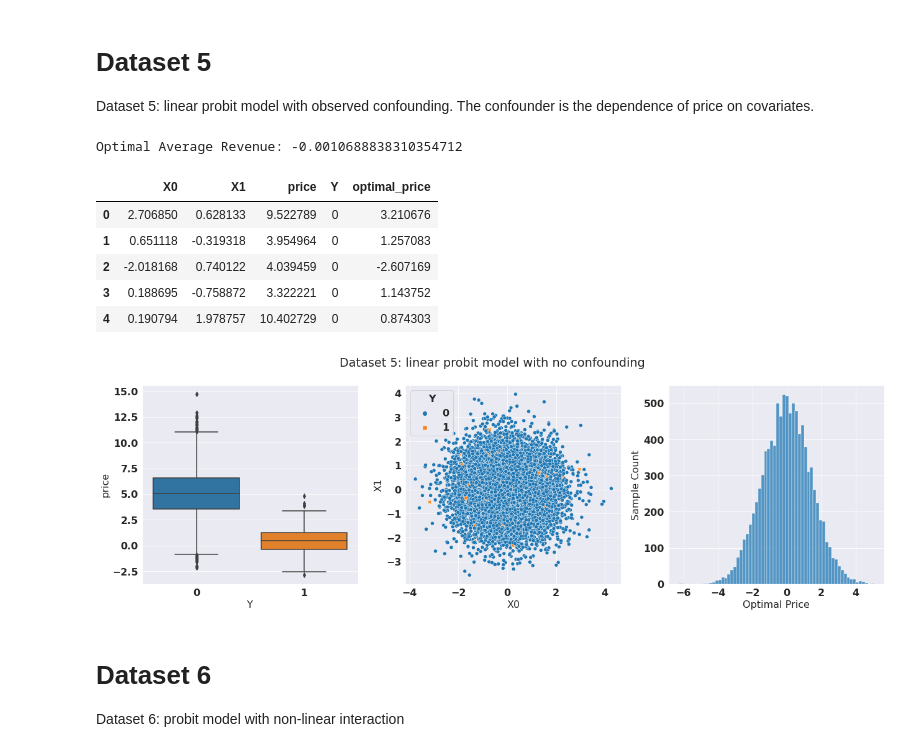
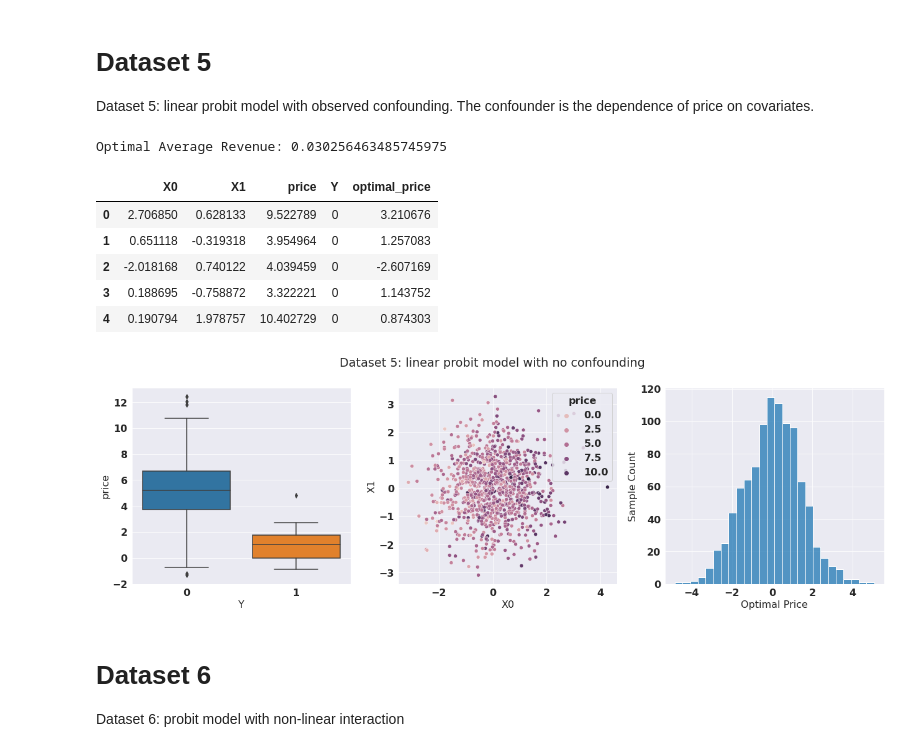
Before and after one commit to lentin26/Student-Prescription-Tree, a Jupyter notebook: lightGBM.ipynb, the cells around one changed output. Cells and saved outputs as stored; diff of their text form; code cells hidden in the pictures.

```diff
--- a/lightGBM.ipynb
+++ b/lightGBM.ipynb
@@ -804,7 +805,7 @@ plt.show()
 # Dataset 5
 Dataset 5: linear probit model with observed confounding. The confounder is the dependence of price on covariates.
 # %%
-def model_5():
+def model_5(n_samples):
     # dataset 2: linear probit model with no confounding
     np.random.seed(101)
     def generate_model_5():
@@ -831,7 +832,7 @@ def model_5():
         'optimal_price':[]
               }
 
-    for i in range(n):
+    for i in range(n_samples):
         X0, X1, P, Y_star, optimal_price = generate_model_5()
         results['X0'].append(X0)
         results['X1'].append(X1)
@@ -839,37 +840,37 @@ def model_5():
         results['Y'].append(int(Y_star > 0))
         results['optimal_price'].append(optimal_price)
 
     results = pd.DataFrame(results)
     # results['dataset'] = 6
     return results
 
 # visualize results
-results = model_5()
+results = model_5(n_samples=1000)
 
 # make figure
 fig, ax = plt.subplots(1, 3, figsize=(18, 6))
 
 sns.boxplot(data=results, x='Y', y='price', ax = ax[0])
-sns.scatterplot(data=results, x='X0', y='X1', hue='Y', style="Y", ax=ax[1])
+sns.scatterplot(data=results, x='X0', y='X1', hue='price', ax=ax[1])
 sns.histplot(data=results, x='optimal_price', ax=ax[2])
 plt.suptitle("Dataset 5: linear probit model with no confounding")
 
 ax[2].set_ylabel("Sample Count")
 ax[2].set_xlabel("Optimal Price")
 print('Optimal Average Revenue:', results.optimal_price.sum()/len(results))
 
 plt.tight_layout()
 # plt.savefig('figures/dataset5_sample.png')
 results.head()
 # %% [output]
-Optimal Average Revenue: -0.0010688838310354712
+Optimal Average Revenue: 0.030256463485745975
 |  | X0 | X1 | price | Y | optimal_price |
 | 0 | 2.706850 | 0.628133 | 9.522789 | 0 | 3.210676 |
 | 1 | 0.651118 | -0.319318 | 3.954964 | 0 | 1.257083 |
 | 2 | -2.018168 | 0.740122 | 4.039459 | 0 | -2.607169 |
 | 3 | 0.188695 | -0.758872 | 3.322221 | 0 | 1.143752 |
 | 4 | 0.190794 | 1.978757 | 10.402729 | 0 | 0.874303 |
-[figure, old version]
+[figure, new version]
 # %% [markdown]
 # Dataset 6
 Dataset 6: probit model with non-linear interaction
```
Also changed, not shown: parts of 10 cells of this notebook.
